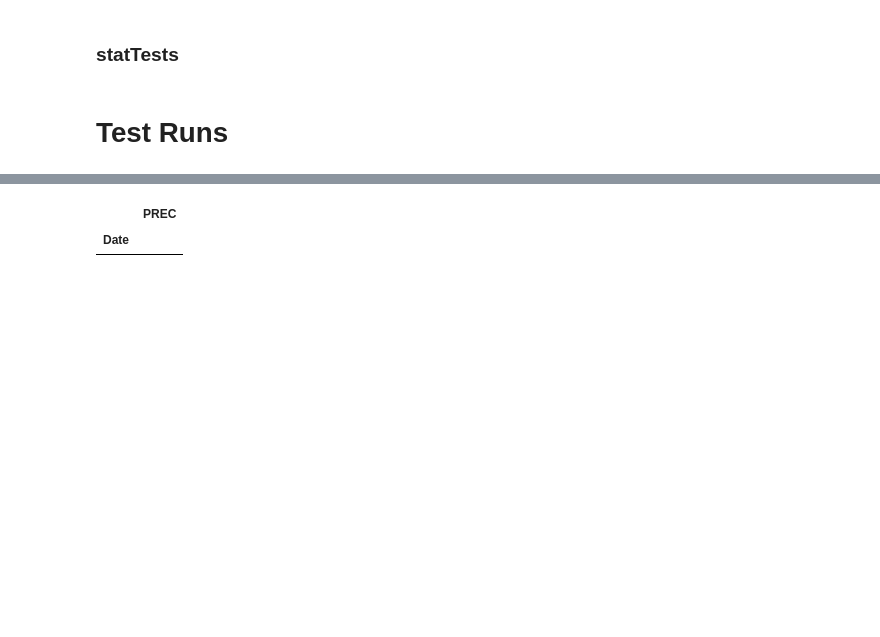
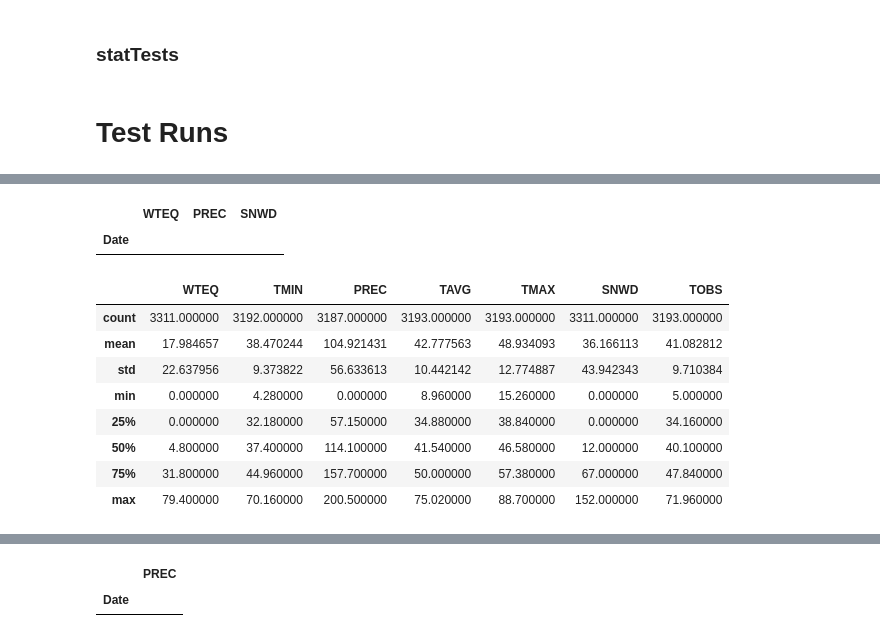
Before and after one commit to geoskimoto/SNOTEL_AnomalyDetection, a Jupyter notebook: AnomalyDetection_analysisversion.ipynb, the cells around one changed output, grey strips where cells are left out. Drawn from its saved outputs; the diff is of its cells as text; code cells hidden in the pictures; blank space fills up the shorter version.

```diff
--- a/AnomalyDetection_analysisversion.ipynb
+++ b/AnomalyDetection_analysisversion.ipynb
@@ -1095 +1168,6 @@ class statTests():
+# %%
+bla.LessThanZero()
+# %% [output]
+|  | WTEQ | PREC | SNWD |
+| Date |  |  |  |
 # %%
@@ -1097,3 +1175,15 @@ bla = statTests(['908:WA:SNTL'], '11/25/2010', '12/18/2019')
+# %%
+bla.summary_statistics()
+# %% [output]
+|  | WTEQ | TMIN | PREC | TAVG | TMAX | SNWD | TOBS |
+| count | 3311.000000 | 3192.000000 | 3187.000000 | 3193.000000 | 3193.000000 | 3311.000000 | 3193.000000 |
+| mean | 17.984657 | 38.470244 | 104.921431 | 42.777563 | 48.934093 | 36.166113 | 41.082812 |
+| std | 22.637956 | 9.373822 | 56.633613 | 10.442142 | 12.774887 | 43.942343 | 9.710384 |
+| min | 0.000000 | 4.280000 | 0.000000 | 8.960000 | 15.260000 | 0.000000 | 5.000000 |
+| 25% | 0.000000 | 32.180000 | 57.150000 | 34.880000 | 38.840000 | 0.000000 | 34.160000 |
+| 50% | 4.800000 | 37.400000 | 114.100000 | 41.540000 | 46.580000 | 12.000000 | 40.100000 |
+| 75% | 31.800000 | 44.960000 | 157.700000 | 50.000000 | 57.380000 | 67.000000 | 47.840000 |
+| max | 79.400000 | 70.160000 | 200.500000 | 75.020000 | 88.700000 | 152.000000 | 71.960000 |
 # %%
 bla.datanulls_heatmap()
 # %% [output]
```
Also changed, not shown: parts of 37 cells of this notebook.
